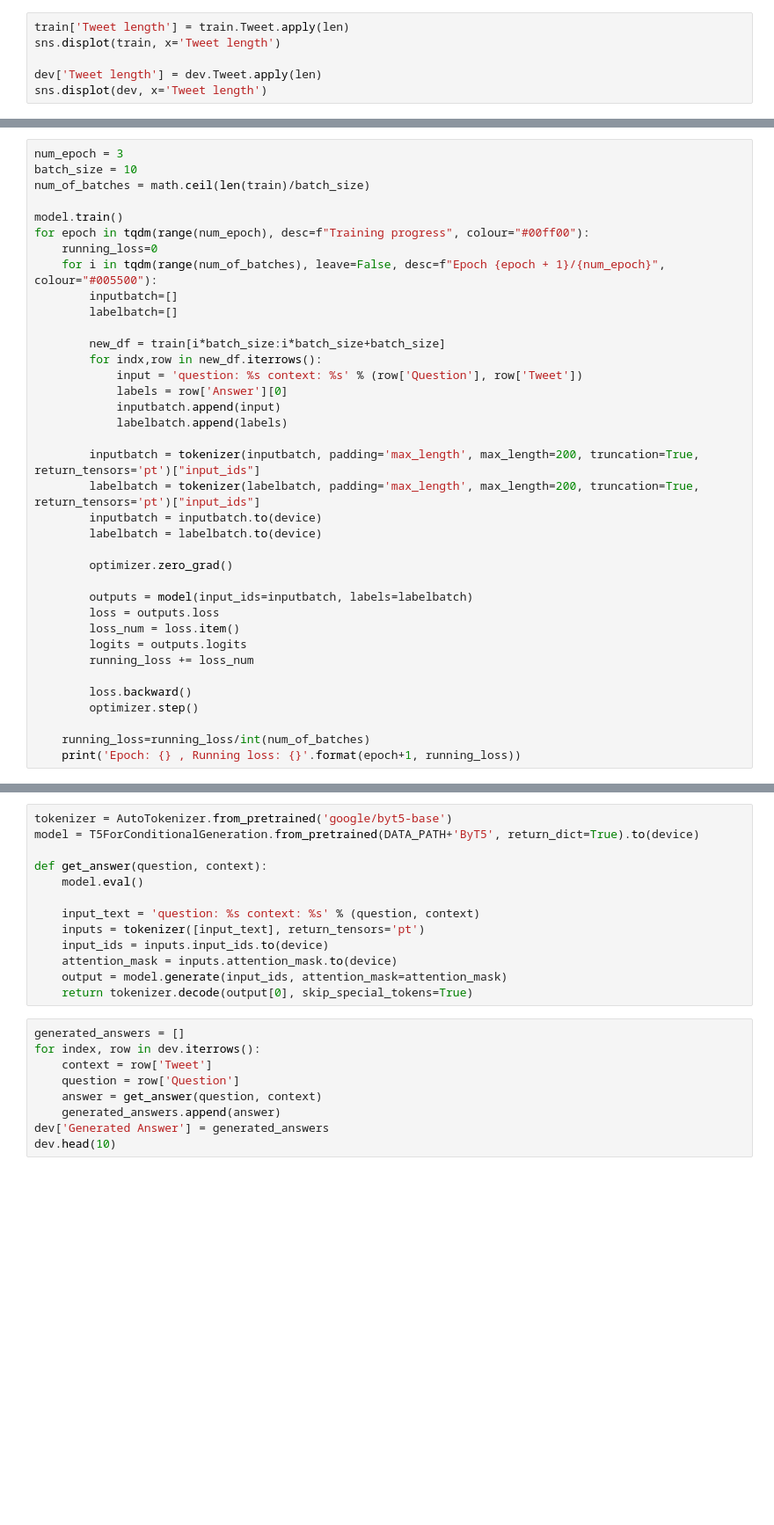
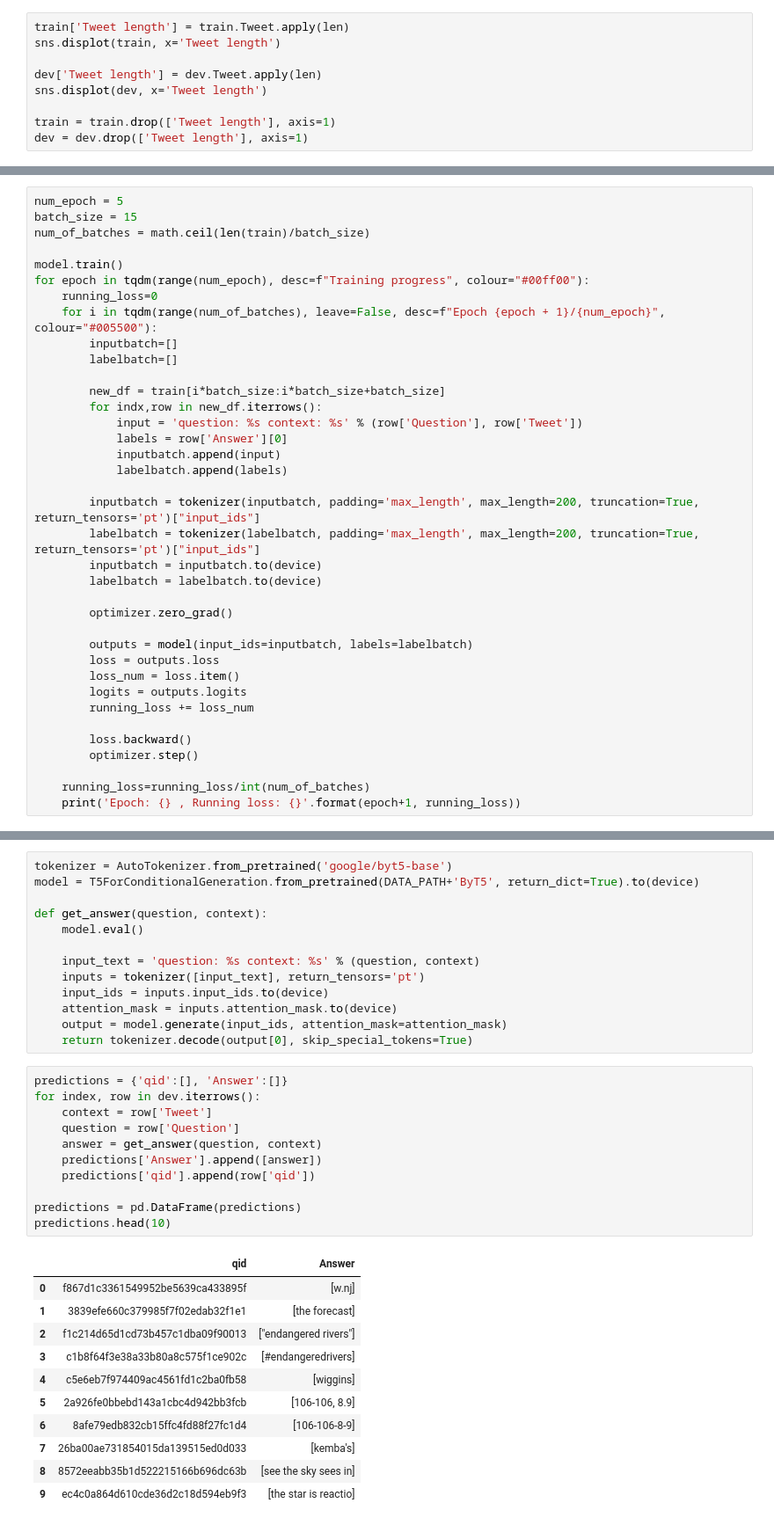
Before and after one commit to KaishuoWang/TweetQA, a Jupyter notebook: ByT5.ipynb, the cells around one changed output, grey strips where cells are left out. Shown: that part at 88% size. Cells and saved outputs as stored; diff of their text form; blank space fills up the shorter version.

Commit message:
add prediction

```diff
--- a/ByT5.ipynb
+++ b/ByT5.ipynb
@@ -43,4 +41,7 @@ sns.displot(train, x='Tweet length')
 
 dev['Tweet length'] = dev.Tweet.apply(len)
 sns.displot(dev, x='Tweet length')
+
+train = train.drop(['Tweet length'], axis=1)
+dev = dev.drop(['Tweet length'], axis=1)
 # %% [output]
@@ -120,8 +120,8 @@ optimizer = Adafactor(model.parameters(),lr=1e-3,
                       scale_parameter=False,
                       warmup_init=False)
 # %%
-num_epoch = 3
-batch_size = 10
+num_epoch = 5
+batch_size = 15
 num_of_batches = math.ceil(len(train)/batch_size)
 
 model.train()
@@ -178,11 +180,25 @@ def get_answer(question, context):
     output = model.generate(input_ids, attention_mask=attention_mask)
     return tokenizer.decode(output[0], skip_special_tokens=True)
 # %%
-generated_answers = []
+predictions = {'qid':[], 'Answer':[]}
 for index, row in dev.iterrows():
     context = row['Tweet']
     question = row['Question']
     answer = get_answer(question, context)
-    generated_answers.append(answer)
-dev['Generated Answer'] = generated_answers
-dev.head(10)
+    predictions['Answer'].append([answer])
+    predictions['qid'].append(row['qid'])
+
+predictions = pd.DataFrame(predictions)
+predictions.head(10)
+# %% [output]
+|  | qid | Answer |
+| 0 | f867d1c3361549952be5639ca433895f | [w.nj] |
+| 1 | 3839efe660c379985f7f02edab32f1e1 | [the forecast] |
+| 2 | f1c214d65d1cd73b457c1dba09f90013 | ["endangered rivers"] |
+| 3 | c1b8f64f3e38a33b80a8c575f1ce902c | [#endangeredrivers] |
+| 4 | c5e6eb7f974409ac4561fd1c2ba0fb58 | [wiggins] |
+| 5 | 2a926fe0bbebd143a1cbc4d942bb3fcb | [106-106, 8.9] |
+| 6 | 8afe79edb832cb15ffc4fd88f27fc1d4 | [106-106-8-9] |
+| 7 | 26ba00ae731854015da139515ed0d033 | [kemba's] |
+| 8 | 8572eeabb35b1d522215166b696dc63b | [see the sky sees in] |
+| 9 | ec4c0a864d610cde36d2c18d594eb9f3 | [the star is reactio] |
```
Also changed, not shown: parts of 4 cells of this notebook, 2 other files.
